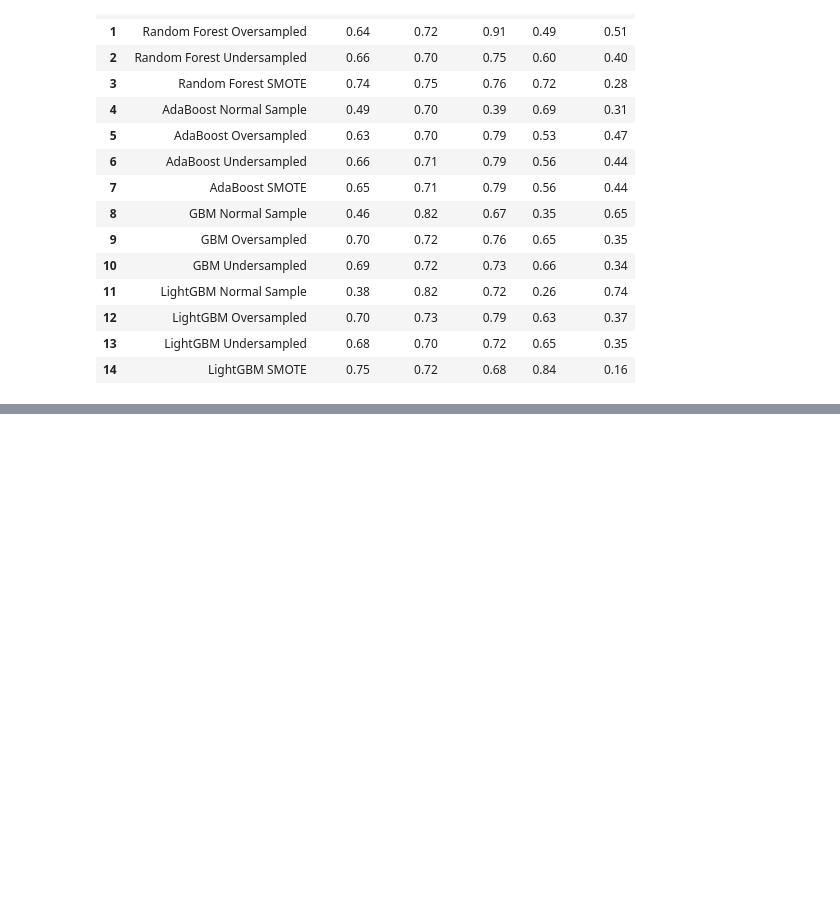
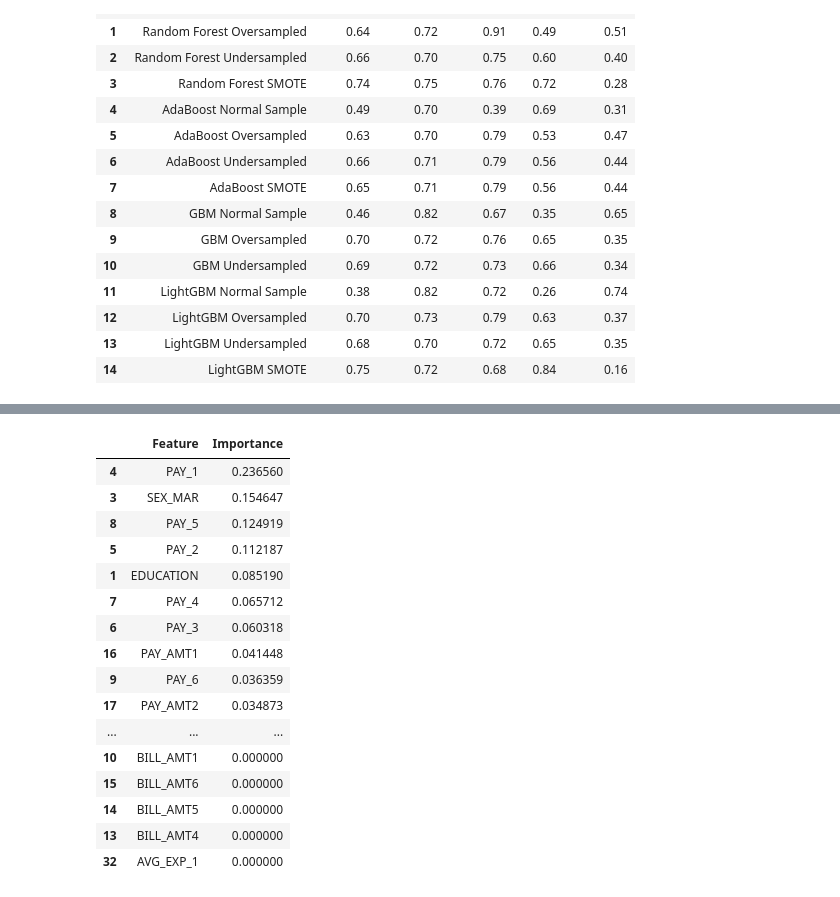
Before and after one commit to minjeoungneev/Default_Credit_Card, a Jupyter notebook: Models.ipynb, the cells around one changed output, grey strips where cells are left out. Drawn from its saved outputs; the diff is of its cells as text; code cells hidden in the pictures; blank space fills up the shorter version.

```diff
--- a/Models.ipynb
+++ b/Models.ipynb
@@ -886,0 +877,26 @@ summary_df
+# %%
+feature_importance_abc = pd.DataFrame({
+    'Feature': X.columns,
+    'Importance': abc.feature_importances_
+}).sort_values(by='Importance', ascending=False)
+
+# Display the feature importance
+feature_importance_abc
+# %% [output]
+|  | Feature | Importance |
+| 4 | PAY_1 | 0.236560 |
+| 3 | SEX_MAR | 0.154647 |
+| 8 | PAY_5 | 0.124919 |
+| 5 | PAY_2 | 0.112187 |
+| 1 | EDUCATION | 0.085190 |
+| 7 | PAY_4 | 0.065712 |
+| 6 | PAY_3 | 0.060318 |
+| 16 | PAY_AMT1 | 0.041448 |
+| 9 | PAY_6 | 0.036359 |
+| 17 | PAY_AMT2 | 0.034873 |
+| ... | ... | ... |
+| 10 | BILL_AMT1 | 0.000000 |
+| 15 | BILL_AMT6 | 0.000000 |
+| 14 | BILL_AMT5 | 0.000000 |
+| 13 | BILL_AMT4 | 0.000000 |
+| 32 | AVG_EXP_1 | 0.000000 |
```
Also changed, not shown: parts of 5 cells of this notebook.
